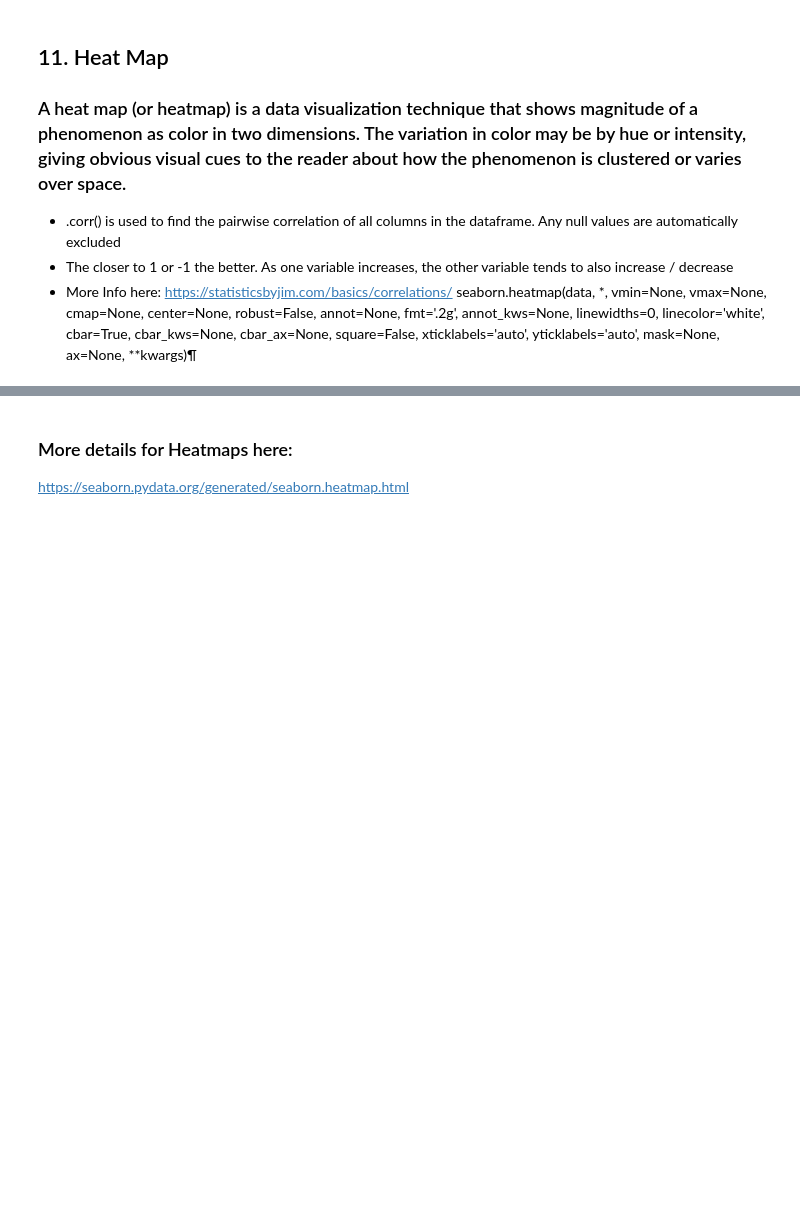
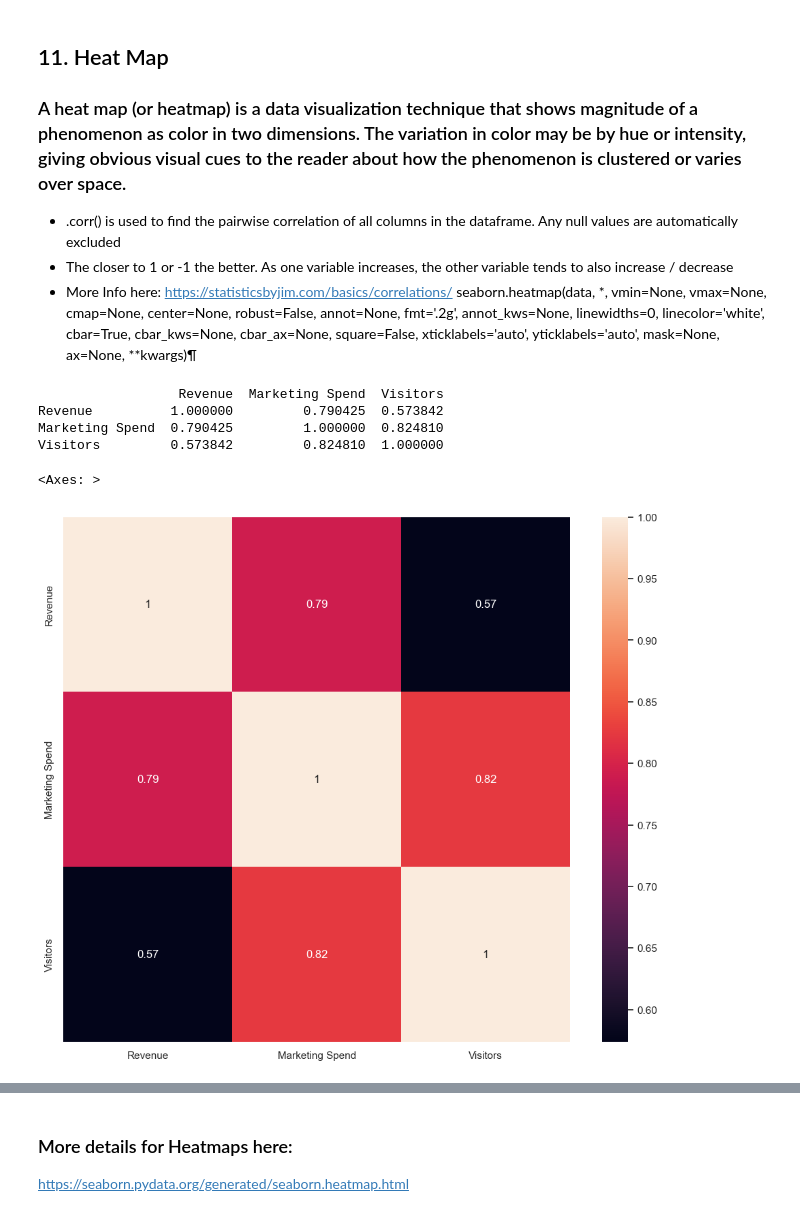
Before and after one commit to Iingxaki/DS160-Seaborn, a Jupyter notebook: Seaborn_ClassNB.ipynb, the cells around one changed output, grey strips where cells are left out. Saved outputs shown, nothing was run; the diff lists cells and outputs as text; code cells hidden in the pictures; blank space fills up the shorter version.

```diff
--- a/Seaborn_ClassNB.ipynb
+++ b/Seaborn_ClassNB.ipynb
@@ -413,2 +423,16 @@ seaborn.heatmap(data, *, vmin=None, vmax=None, cmap=None, center=None, robust=Fa
+# %%
+# Example 1 - Heatmap for PC
+heat_map=raw_data[['Revenue','Marketing Spend','Visitors']].corr()
+cols=['Revenue','Marketing Spend','Visitors']
+
+print(heat_map)
+sns.heatmap(heat_map,xticklabels=cols, yticklabels=cols,annot=True)
+# %% [output]
+                  Revenue  Marketing Spend  Visitors
+Revenue          1.000000         0.790425  0.573842
+Marketing Spend  0.790425         1.000000  0.824810
+Visitors         0.573842         0.824810  1.000000
+<Axes: >
+[figure, added]
 # %%
 # Example 2 - Heatmap for PC - changing cmap
```
Also changed, not shown: parts of 11 cells of this notebook.
